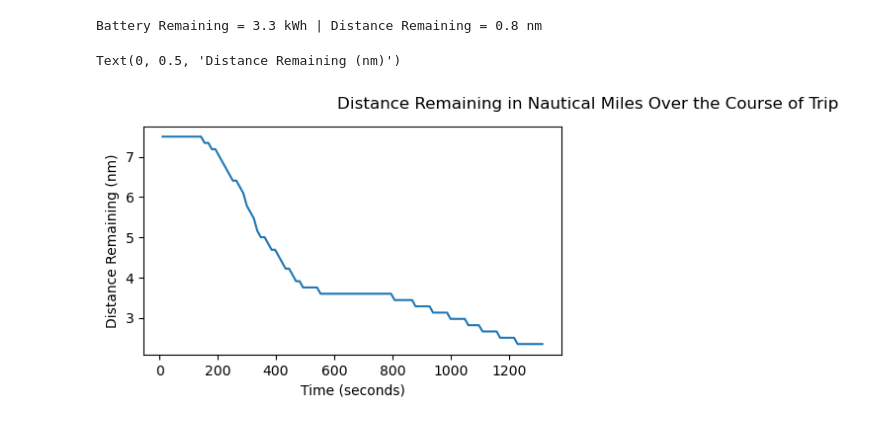
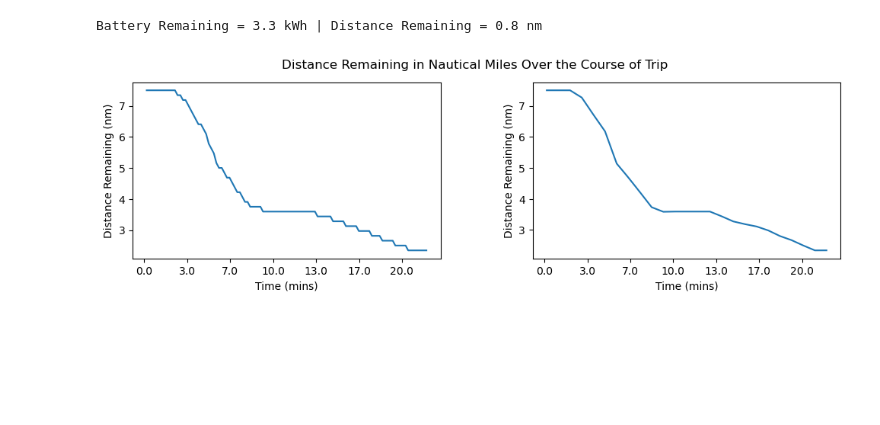
Before and after one commit to eliu420/photon-range-estimator, a Jupyter notebook: Guppy_test_loop.ipynb, the cells around one changed output. Cells and saved outputs as stored; diff of their text form; code cells hidden in the pictures; blank space fills up the shorter version.

Commit message:
Updated smooth graph

```diff
--- a/Guppy_test_loop.ipynb
+++ b/Guppy_test_loop.ipynb
@@ -28,8 +28,9 @@ columns = [
         ]
 
 df = df[columns]
+
 df.Time = (pd.to_datetime(df['Time'].str.strip(), format = '%H:%M:%S'))
-adjusted_time = np.array([0])
+adjusted_time = np.array(0)
 x = 0
 for i in range(len(df.Time)):
     if i+1 >= len(df.Time):
@@ -37,6 +38,7 @@ for i in range(len(df.Time)):
     x += (df.Time[i+1] - df.Time[i]).total_seconds()
     adjusted_time = np.append(adjusted_time,x)
 df['Time'] = adjusted_time.astype(float)
+
 df.head()
 # %% [output]
 |  | Date | Time | Lat | Lon | Speed m/s | Distance km | RPM 1 | Motor Load 1 %% | ... |
@@ -97,45 +99,42 @@ Battery Remaining = 3.3 kWh | Distance Remaining = 0.8 nm
 # %%
 """Test Loop for Plot: An attempt to plot time versus distance remaining,
    calculated every 10 seconds in order to smooth final curve.
    Currently not yet working, running into error of 'Output exceeds the
    size limit. Open the full output data in a text editor'. I am inclined
    to believe that matplotlib has trouble processing datetime format of the
    'Time' column.
 """
 distanceList = []
 time1 = []
 count = 0
 for i in range(len(df)):
     batt = df['SOC 1 %%'].iloc[i]*63/100        # Change into kWh based on 63 kWh full charge
     dist = batt/avg_consumption_rate            # In km. Will eventually need to be nm
     count += 1
     if count % 12 == 0:
         time = df['Time'].iloc[i]    #fixed it here, "Only append the current time value"
         time1.append(time)
         distanceList.append(dist)
 
 plt.figure(figsize = (12,3))
 plt.suptitle('Distance Remaining in Nautical Miles Over the Course of Trip')
 plt.subplot(1,2,1)
 plt.plot(time1, distanceList)
-xticks = np.array(range(0,len(time1),interval))
-#plt.xticks(xticks,labels = np.round((((xticks*interval)/60))))
-plt.xlabel("Time (seconds)")
+space = np.array(range(0,int(np.max(time1)),200))
+plt.xticks(space,labels = np.round(space/60,0))
+plt.xlabel("Time (mins)")
 plt.ylabel('Distance Remaining (nm)')
 
 #Smooth line version of graph
-#plt.subplot(1,2,2)
-#x = np.array(range(0,int(np.max(time1))))
-#x_smooth = xticks
-#bspline = interpolate.make_interp_spline(x, distanceList)
-#y_smooth = bspline(x)
+plt.subplot(1,2,2)
+x_smooth = np.linspace(np.min(time1),np.max(time1),num = 25) #Num represents number of points, play around to affect smoothness
+bspline = interpolate.make_interp_spline(time1, distanceList)
+y_smooth = bspline(x_smooth)
 
-#plt.plot(x_smooth,y_smooth)
-#xlabel = np.array(range(0,int(np.max(time1)),200))
-#plt.xticks(xlabel,labels = xlabel)
-#plt.xlabel("Time (mins)")
-#plt.ylabel('Distance Remaining (nm)')
-#plt.subplots_adjust(wspace = 0.3)
+plt.plot(x_smooth,y_smooth)
+plt.xticks(space,labels = np.round(space/60,0))
+plt.xlabel("Time (mins)")
+plt.ylabel('Distance Remaining (nm)')
+plt.subplots_adjust(wspace = 0.3)
 # %% [output]
-Text(0, 0.5, 'Distance Remaining (nm)')
-[figure, old version]
+[figure, new version]
```
